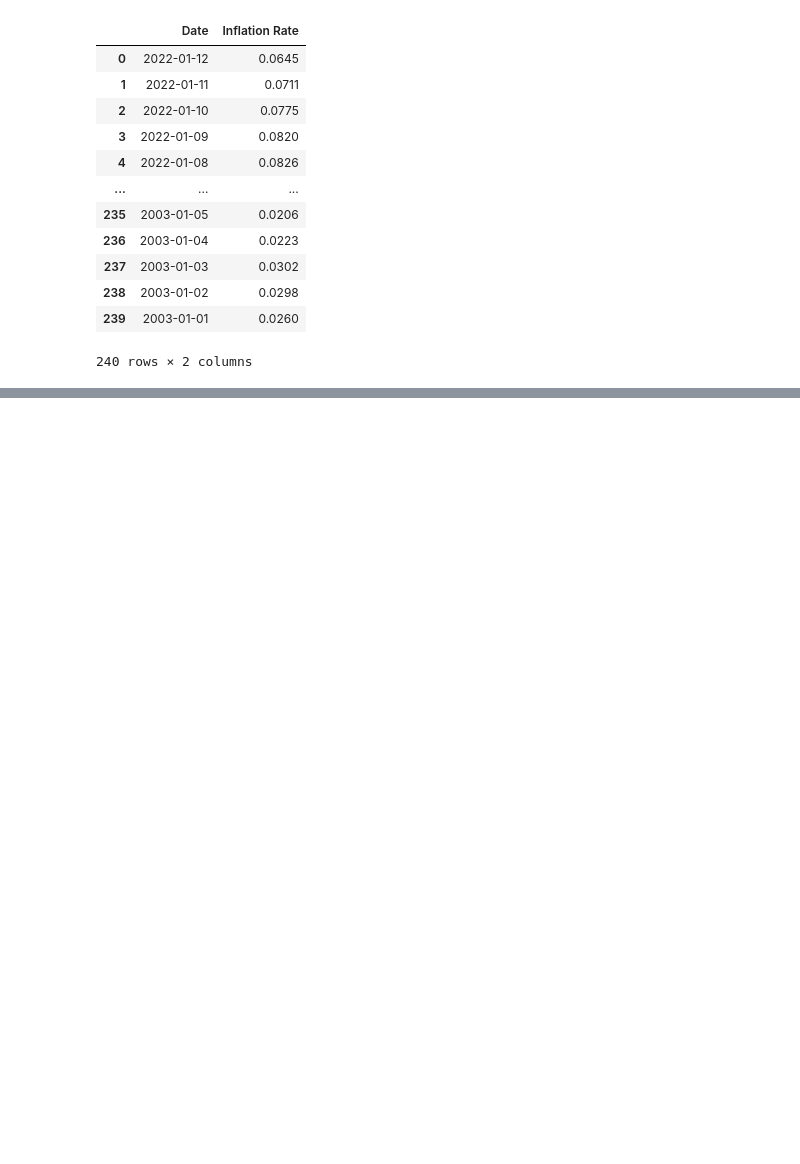
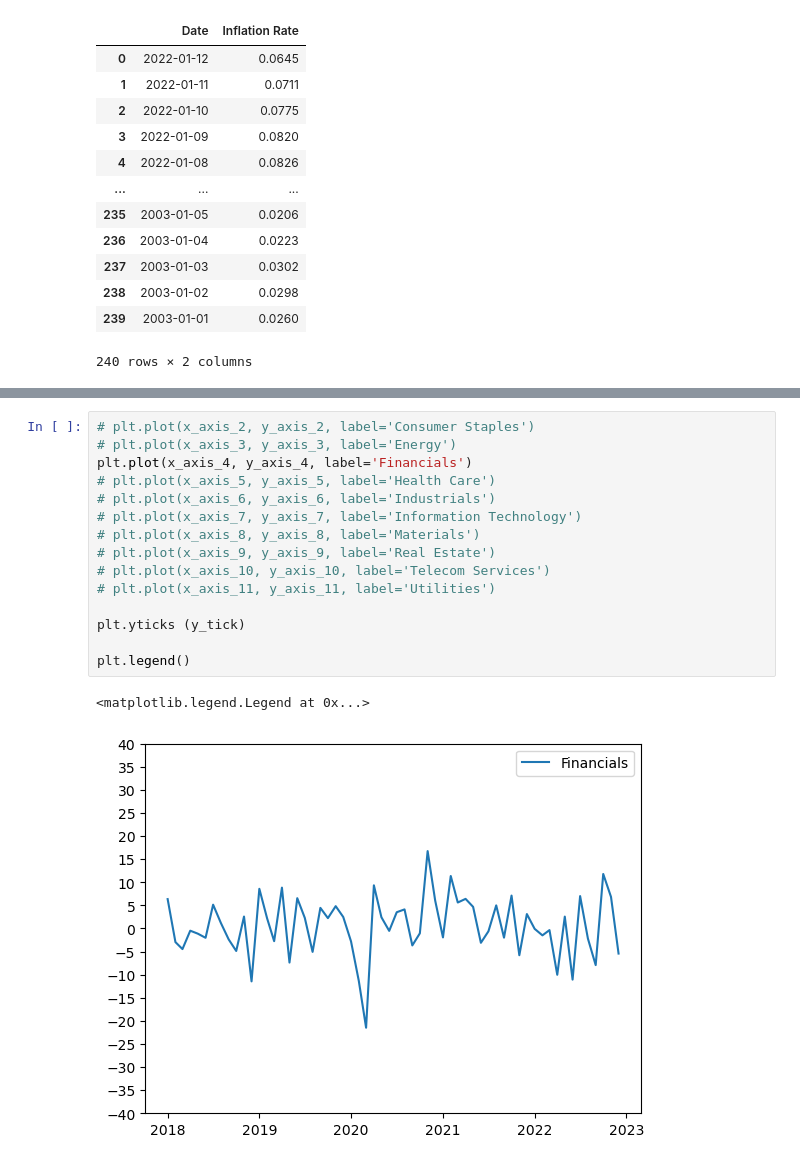
Before and after one commit to rocklurva/Mini-Project-1, a Jupyter notebook: main.ipynb, the cells around one changed output, grey strips where cells are left out. Drawn from its saved outputs; the diff is of its cells as text; blank space fills up the shorter version.

```diff
--- a/main.ipynb
+++ b/main.ipynb
@@ -403,0 +556,18 @@ clean_cpi_df
+# %%
+# plt.plot(x_axis_2, y_axis_2, label='Consumer Staples')
+# plt.plot(x_axis_3, y_axis_3, label='Energy')
+plt.plot(x_axis_4, y_axis_4, label='Financials')
+# plt.plot(x_axis_5, y_axis_5, label='Health Care')
+# plt.plot(x_axis_6, y_axis_6, label='Industrials')
+# plt.plot(x_axis_7, y_axis_7, label='Information Technology')
+# plt.plot(x_axis_8, y_axis_8, label='Materials')
+# plt.plot(x_axis_9, y_axis_9, label='Real Estate')
+# plt.plot(x_axis_10, y_axis_10, label='Telecom Services')
+# plt.plot(x_axis_11, y_axis_11, label='Utilities')
+
+plt.yticks (y_tick)
+
+plt.legend()
+# %% [output]
+<matplotlib.legend.Legend at 0x...>
+[figure, added]
```
Also changed, not shown: parts of 17 cells of this notebook.
